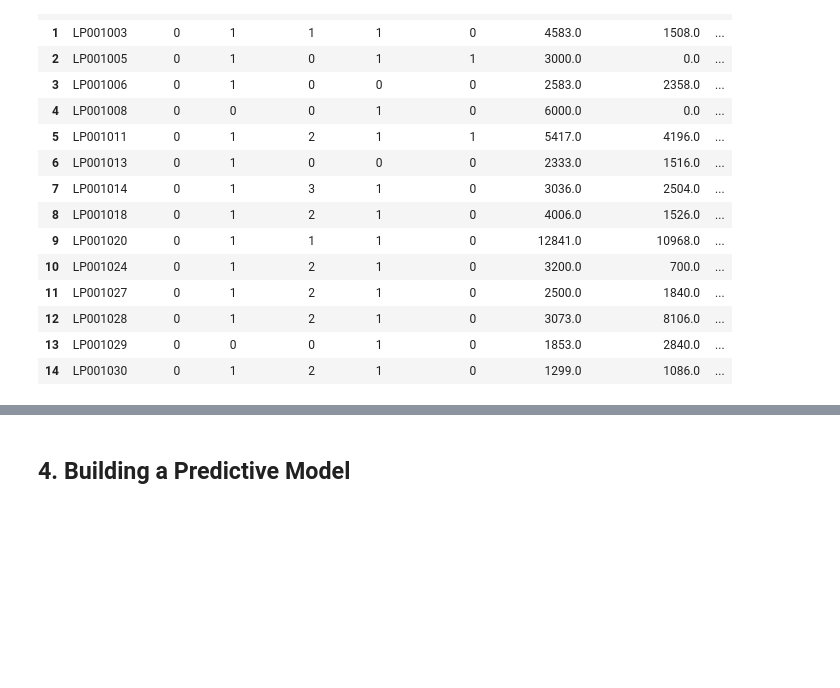
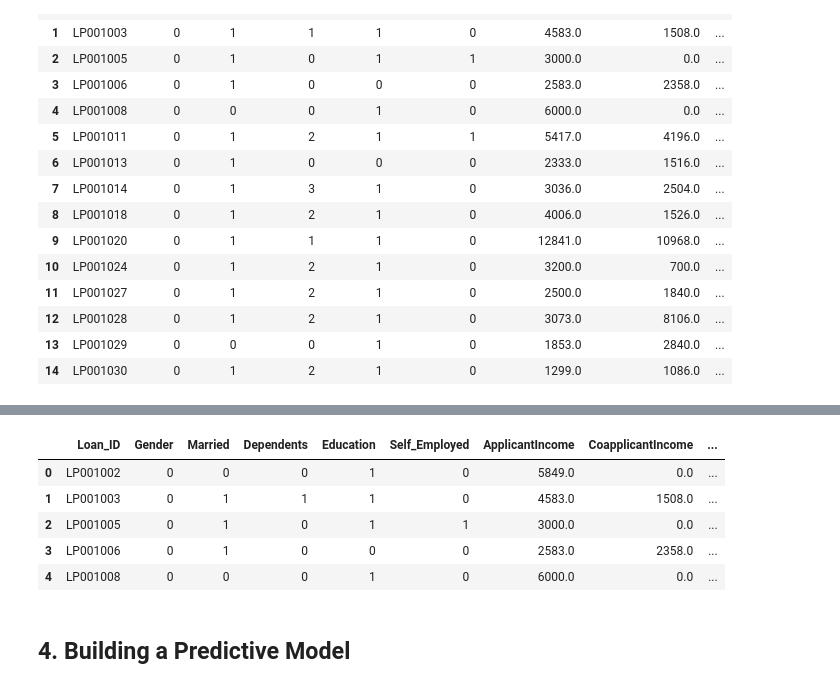
Before and after one commit to rafaelaqfc/Loan-Prediction-Project, a Jupyter notebook: notebooks/instructions.ipynb, the cells around one changed output, grey strips where cells are left out. Cells and saved outputs as stored; diff of their text form; code cells hidden in the pictures; blank space fills up the shorter version.

```diff
--- a/notebooks/instructions.ipynb
+++ b/notebooks/instructions.ipynb
@@ -866,8 +876,8 @@ df['Gender'].replace({'Female': 1, 'Male': 0}, inplace=True)
 # %%
 # Converting the column 'Education',
-df['Education'].replace({'Graduate': 1, 'Not Graduate': 0}, inplace=True)
+df_modified['Education'].replace({'Graduate': 1, 'Not Graduate': 0}, inplace=True)
 # %%
 # Converting the column 'Property_Area'
-df['Property_Area'].replace({'Urban': 0, 'Semiurban': 1, 'Rural': 2}, inplace=True)
+df_modified['Property_Area'].replace({'Urban': 0, 'Semiurban': 1, 'Rural': 2}, inplace=True)
 # %%
 # Finally, let's replace the value 3+ under dependents to 3 to make this column numerical
@@ -935,0 +967,11 @@ dtype: object
+# %%
+# Making the change final to the df
+df_modified = df_modified.reset_index(drop=True)
+df_modified.head()
+# %% [output]
+|  | Loan_ID | Gender | Married | Dependents | Education | Self_Employed | ApplicantIncome | CoapplicantIncome | ... |
+| 0 | LP001002 | 0 | 0 | 0 | 1 | 0 | 5849.0 | 0.0 | ... |
+| 1 | LP001003 | 0 | 1 | 1 | 1 | 0 | 4583.0 | 1508.0 | ... |
+| 2 | LP001005 | 0 | 1 | 0 | 1 | 1 | 3000.0 | 0.0 | ... |
+| 3 | LP001006 | 0 | 1 | 0 | 0 | 0 | 2583.0 | 2358.0 | ... |
+| 4 | LP001008 | 0 | 0 | 0 | 1 | 0 | 6000.0 | 0.0 | ... |
```
Also changed, not shown: parts of 25 cells of this notebook, 2 other files.
